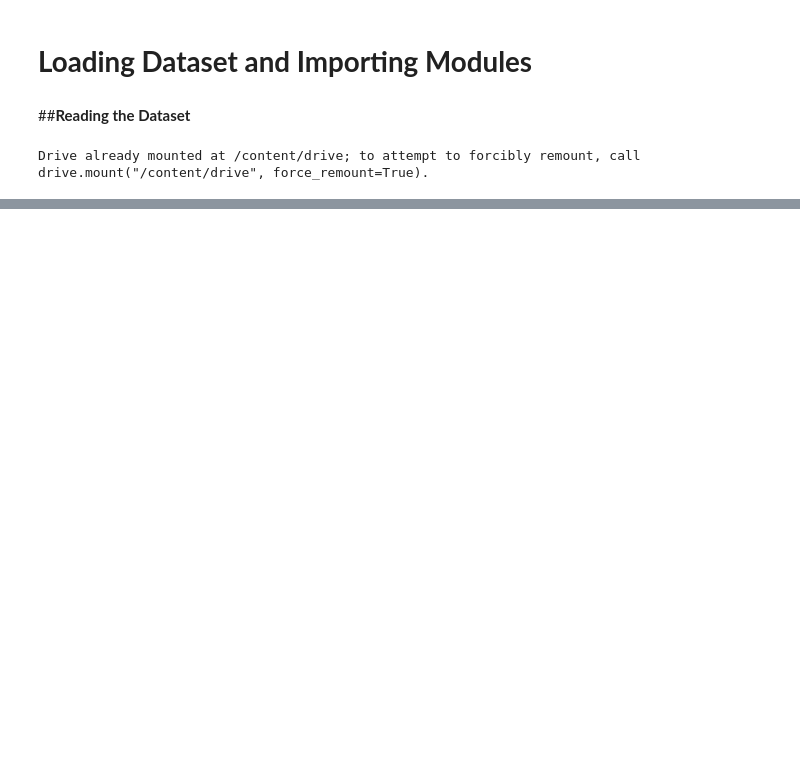
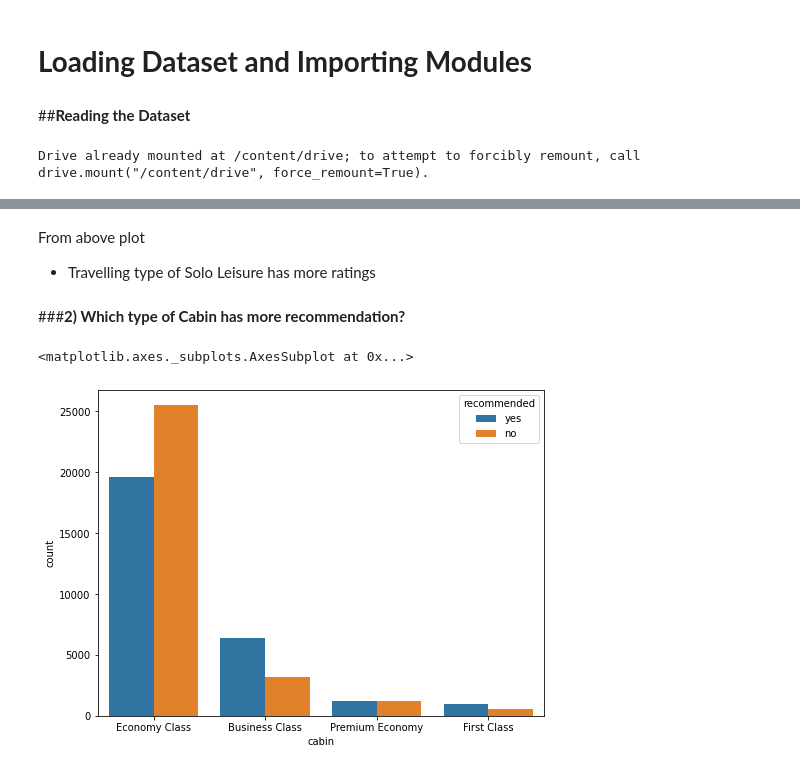
Before and after one commit to swapnilraher/Airline-Passenger-Referral-Prediction, a Jupyter notebook: Colab__Airline_Passenger_Referral_Prediction.ipynb, the cells around one changed output, grey strips where cells are left out. Drawn from its saved outputs; the diff is of its cells as text; code cells hidden in the pictures; blank space fills up the shorter version.

```diff
--- a/Colab__Airline_Passenger_Referral_Prediction.ipynb
+++ b/Colab__Airline_Passenger_Referral_Prediction.ipynb
@@ -149,0 +317,15 @@ airline_df = pd.read_excel('/content/drive/MyDrive/3) Airlines Passengers Referr
+# %% [markdown]
+
+
+From above plot
+
+* Travelling type of Solo Leisure has more ratings
+# %% [markdown]
+###**2) Which type of Cabin has more recommendation?**
+# %%
+#setting the figure size and plotting the graph
+plt.figure(figsize=(8,6))
+sns.countplot(airline_df['cabin'],hue=airline_df['recommended'])
+# %% [output]
+<matplotlib.axes._subplots.AxesSubplot at 0x...>
+[figure, added]
```
Also changed, not shown: parts of 163 cells of this notebook.
